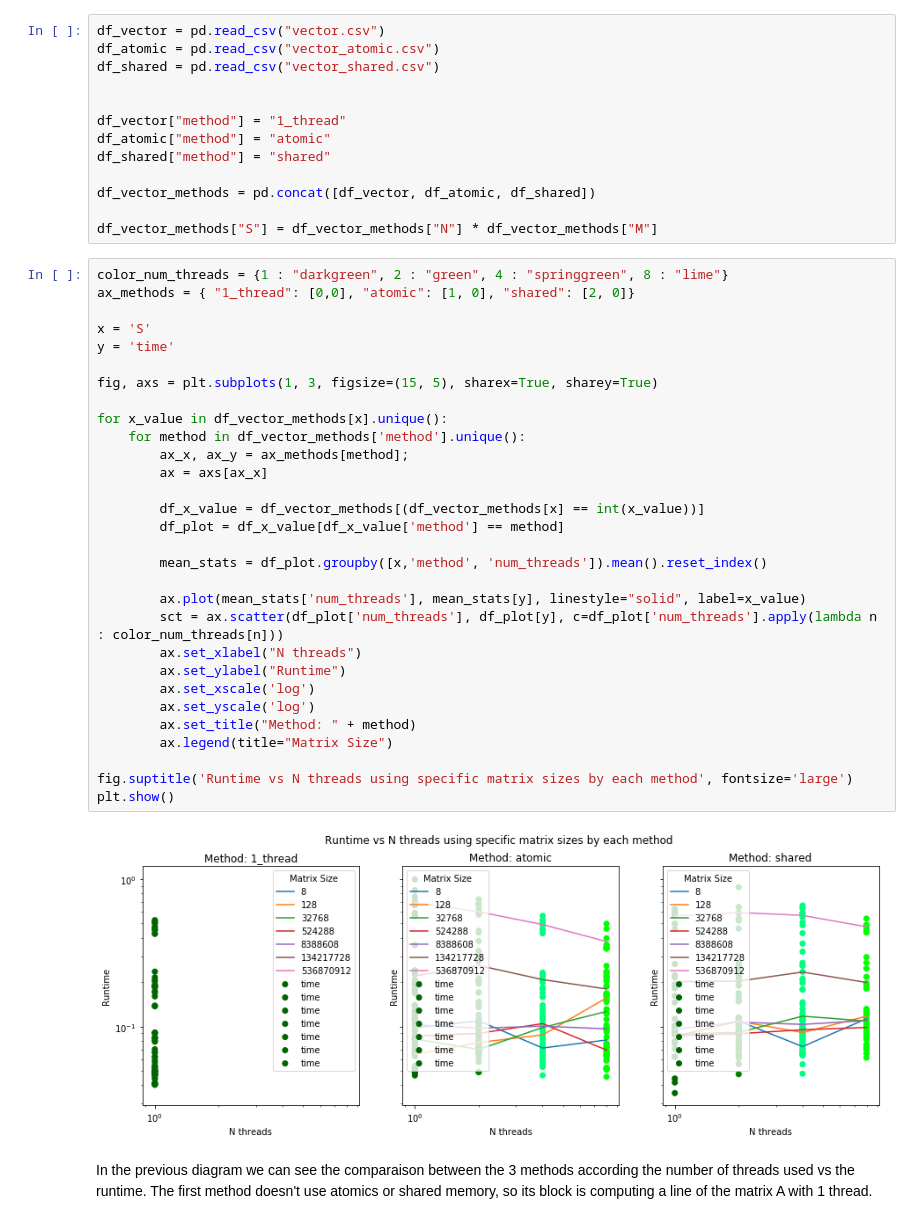
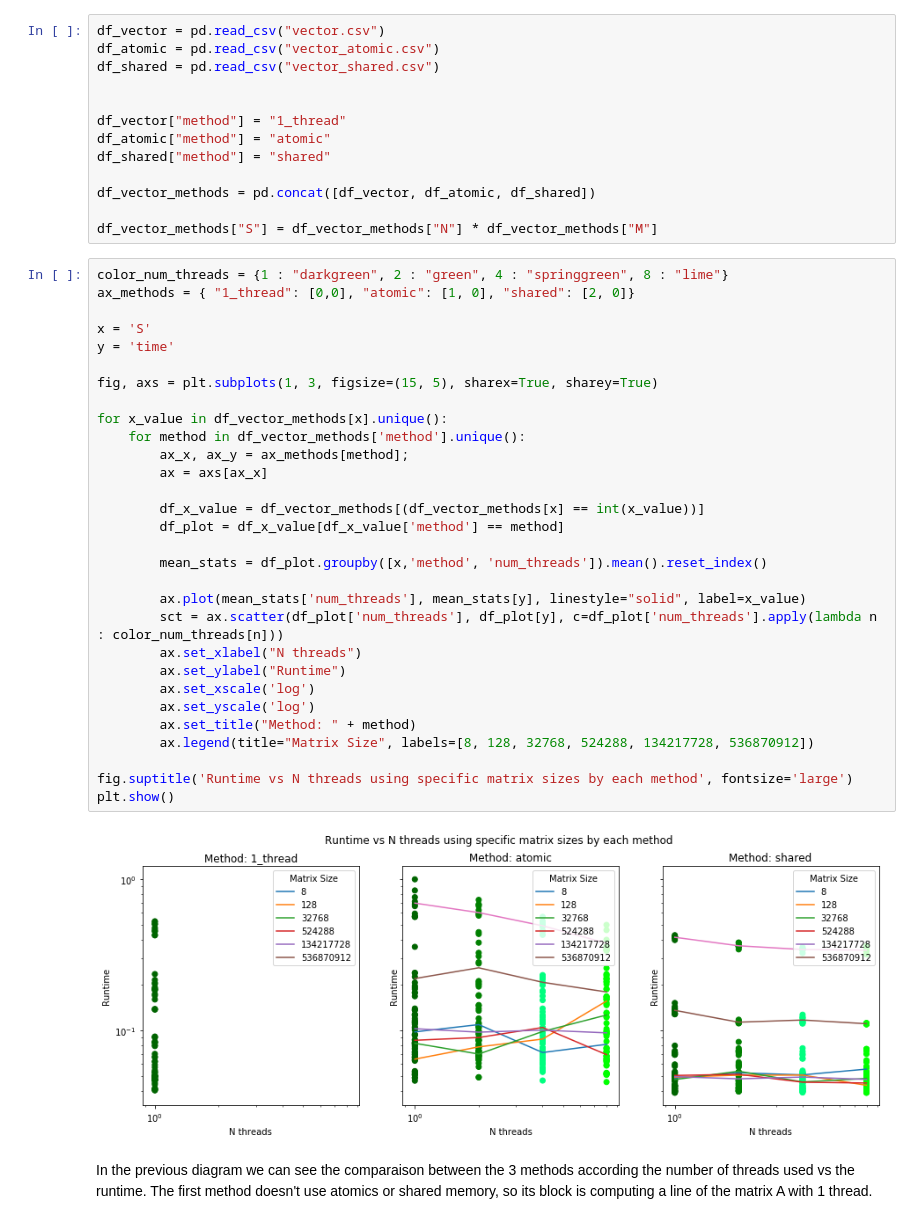
Before and after one commit to patriciobcs/multiprocessing-analysis, a Jupyter notebook: cuda/analysis.ipynb, the cells around one changed output. Saved outputs shown, nothing was run; the diff lists cells and outputs as text.

Commit message:
fix: cuda vector labels

```diff
--- a/cuda/analysis.ipynb
+++ b/cuda/analysis.ipynb
@@ -119,35 +119,35 @@ df_vector_methods["S"] = df_vector_methods["N"] * df_vector_methods["M"]
 # %%
 color_num_threads = {1 : "darkgreen", 2 : "green", 4 : "springgreen", 8 : "lime"}
 ax_methods = { "1_thread": [0,0], "atomic": [1, 0], "shared": [2, 0]}
 
 x = 'S'
 y = 'time'
 
 fig, axs = plt.subplots(1, 3, figsize=(15, 5), sharex=True, sharey=True)
 
 for x_value in df_vector_methods[x].unique():
     for method in df_vector_methods['method'].unique():
         ax_x, ax_y = ax_methods[method];
         ax = axs[ax_x]
 
         df_x_value = df_vector_methods[(df_vector_methods[x] == int(x_value))]
         df_plot = df_x_value[df_x_value['method'] == method]
 
         mean_stats = df_plot.groupby([x,'method', 'num_threads']).mean().reset_index()
 
         ax.plot(mean_stats['num_threads'], mean_stats[y], linestyle="solid", label=x_value)
         sct = ax.scatter(df_plot['num_threads'], df_plot[y], c=df_plot['num_threads'].apply(lambda n : color_num_threads[n]))
         ax.set_xlabel("N threads")
         ax.set_ylabel("Runtime")
         ax.set_xscale('log')
         ax.set_yscale('log')
         ax.set_title("Method: " + method)
-        ax.legend(title="Matrix Size")
+        ax.legend(title="Matrix Size", labels=[8, 128, 32768, 524288, 134217728, 536870912])
 
 fig.suptitle('Runtime vs N threads using specific matrix sizes by each method', fontsize='large')
 plt.show()
 # %% [output]
-[figure, old version]
+[figure, new version]
 # %% [markdown]
 In the previous diagram we can see the comparaison between the 3 methods according the number of threads used vs the runtime. The first method doesn't use atomics or shared memory, so its block is computing a line of the matrix A with 1 thread.
 # %%
```
Also changed, not shown: parts of 1 cell of this notebook.
